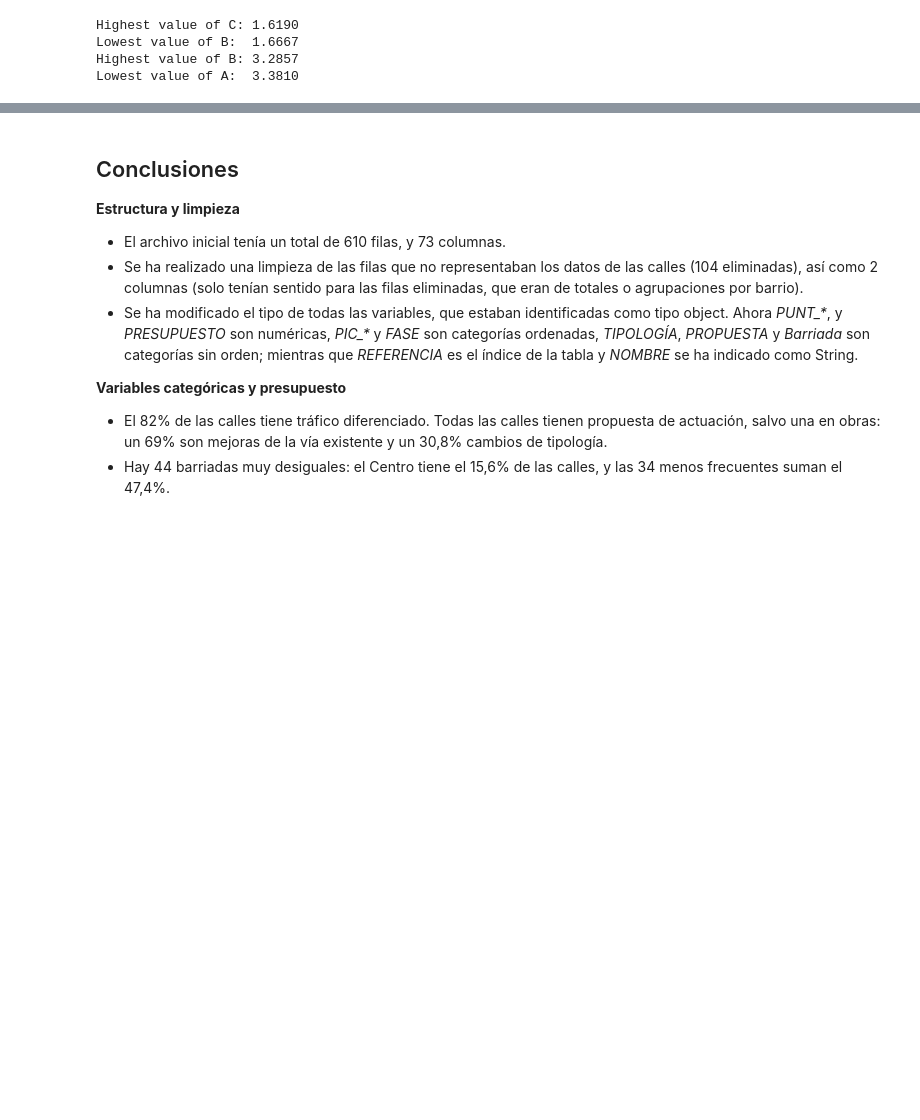
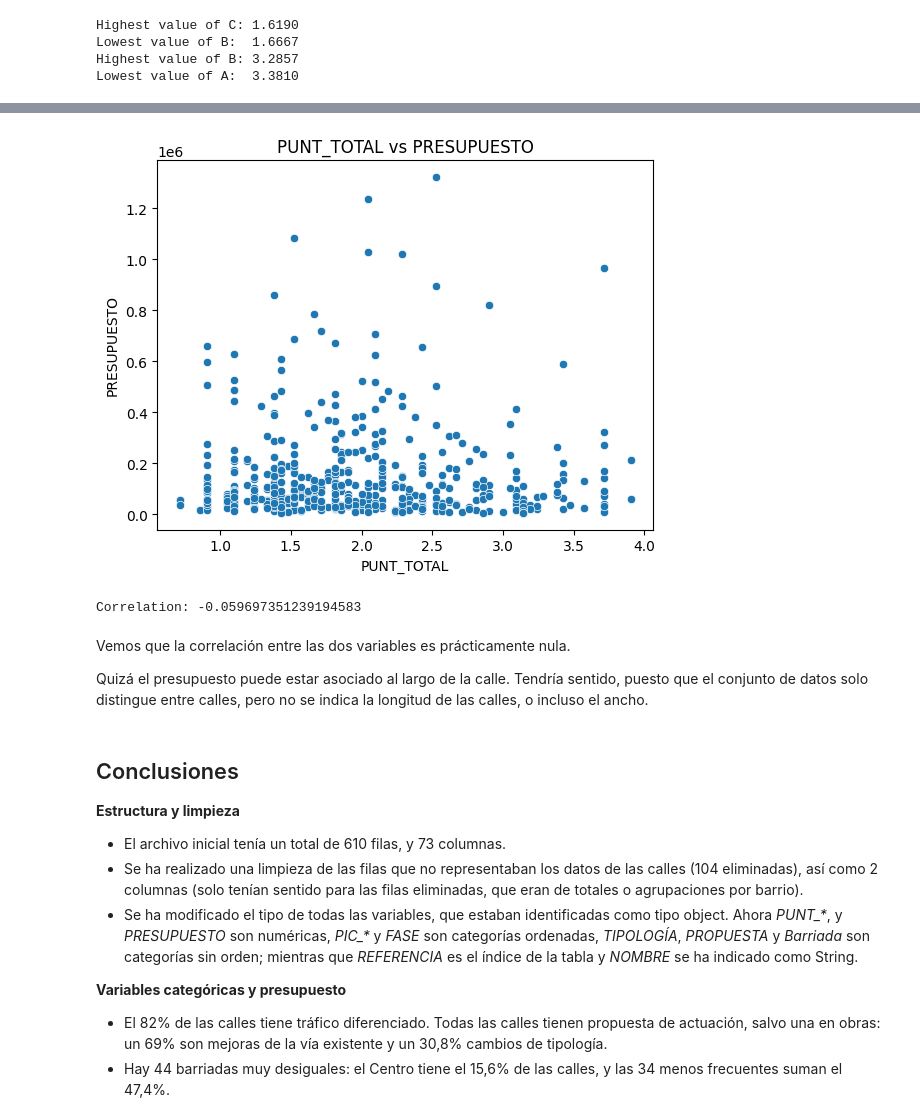
Before and after one commit to vicpari89/tfm-urban-accessibility-ml, a Jupyter notebook: notebooks/0.01-exploratory-analysis-algeciras.ipynb, the cells around one changed output, grey strips where cells are left out. Drawn from its saved outputs; the diff is of its cells as text; code cells hidden in the pictures; blank space fills up the shorter version.

```diff
--- a/notebooks/0.01-exploratory-analysis-algeciras.ipynb
+++ b/notebooks/0.01-exploratory-analysis-algeciras.ipynb
@@ -924,3 +1019,19 @@ Los valores están cercanos a 5/3 = 1,67 y 2*5/3 = 3,33... por lo que podemos in
+# %%
+# Scatter plot of PUNT_TOTAL vs PRESUPUESTO
+sns.scatterplot(x="PUNT_TOTAL", y="PRESUPUESTO", data=df_alg_streets_cleaned)
+plt.title("PUNT_TOTAL vs PRESUPUESTO")
+plt.show()
+
+# Correlation between PUNT_TOTAL and PRESUPUESTO
+correlation = df_alg_streets_cleaned["PUNT_TOTAL"].corr(df_alg_streets_cleaned["PRESUPUESTO"], method="spearman")
+print(f"Correlation: {correlation}")
+# %% [output]
+[figure, added]
+Correlation: -0.059697351239194583
+# %% [markdown]
+Vemos que la correlación entre las dos variables es prácticamente nula.
+
+Quizá el presupuesto puede estar asociado al largo de la calle. Tendría sentido, puesto que el conjunto de datos solo distingue entre calles, pero no se indica la longitud de las calles, o incluso el ancho.
 # %% [markdown]
 ## Conclusiones
 
```
Also changed, not shown: parts of 9 cells of this notebook, 1 other file.
